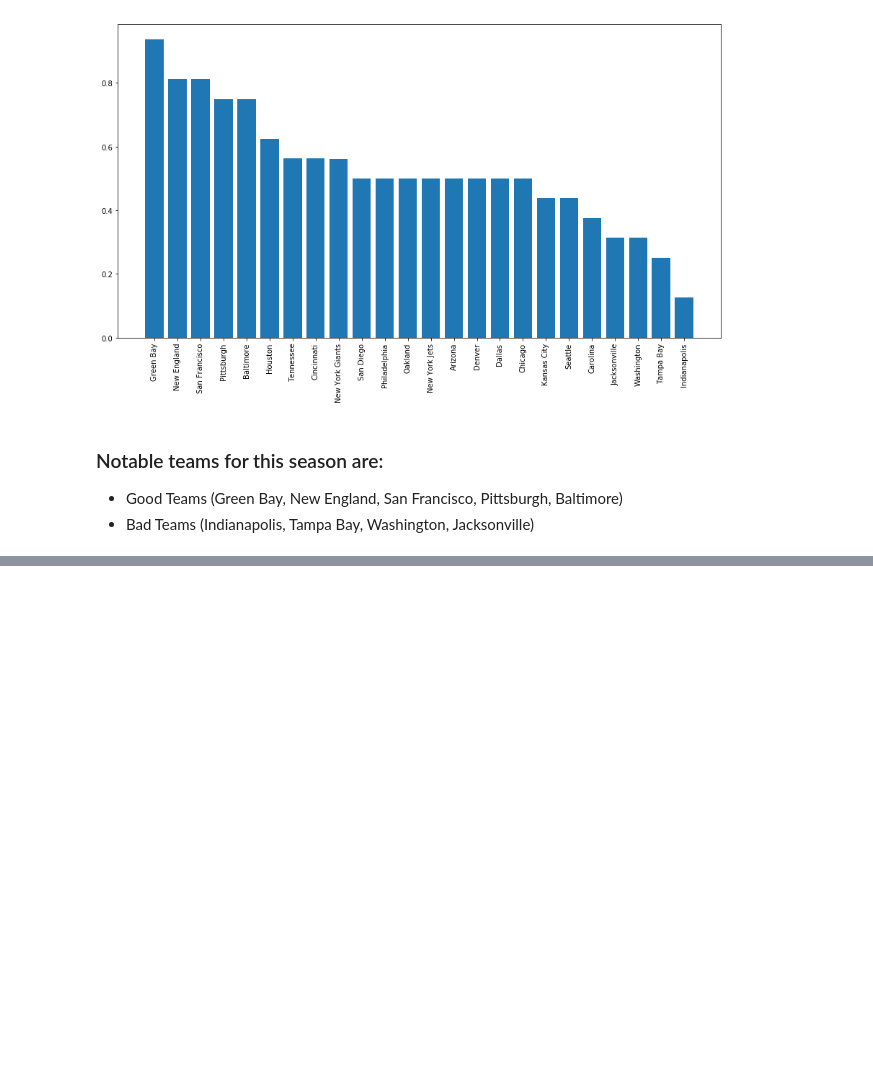
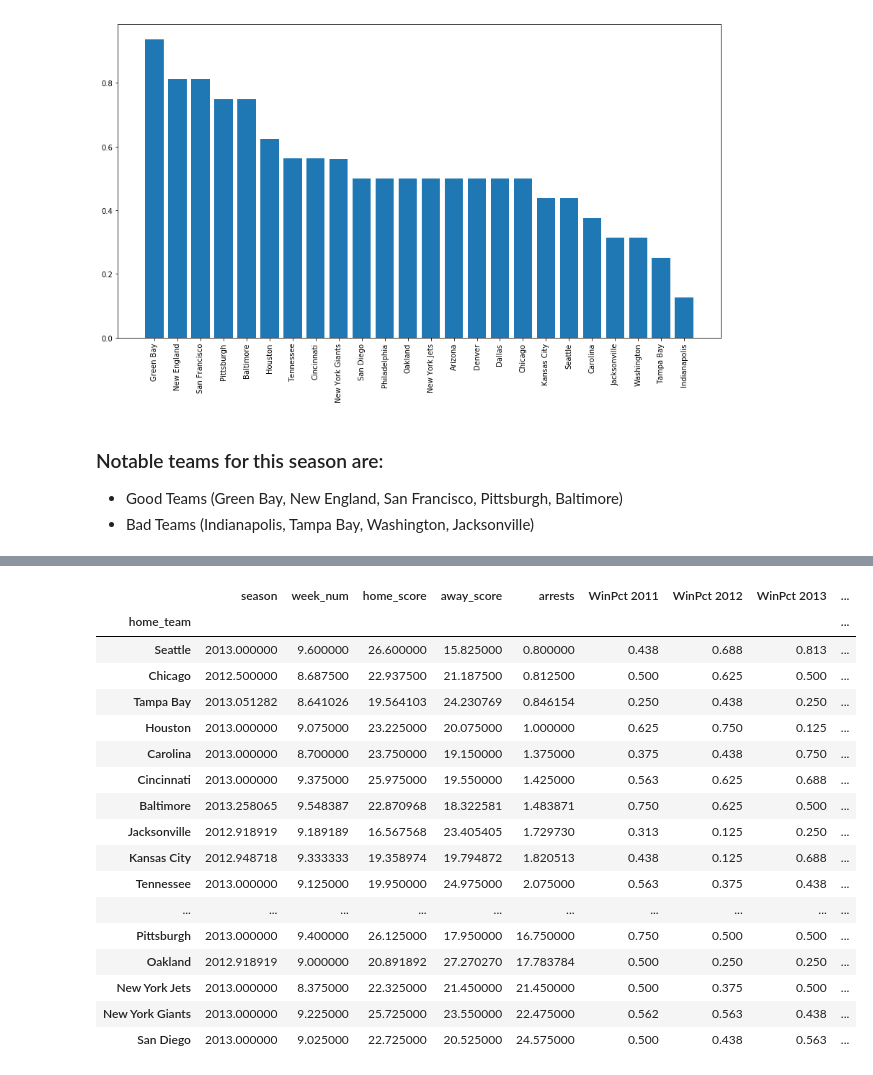
Before and after one commit to erictuscanes/Group-Project, a Jupyter notebook: NFL Arrests Notebook.ipynb, the cells around one changed output, grey strips where cells are left out. Saved outputs shown, nothing was run; the diff lists cells and outputs as text; code cells hidden in the pictures; blank space fills up the shorter version.

```diff
--- a/NFL Arrests Notebook.ipynb
+++ b/NFL Arrests Notebook.ipynb
@@ -470,0 +549,24 @@ Use multiple plotting calls instead.
+# %%
+byHome = nfl_merged.groupby('home_team')
+byHome.mean().sort_values(by='arrests')
+
+# WE find Seattle has the least, San Diego has the most, and Denver has the middle.
+# %% [output]
+|  | season | week_num | home_score | away_score | arrests | WinPct 2011 | WinPct 2012 | WinPct 2013 | ... |
+| home_team |  |  |  |  |  |  |  |  | ... |
+| Seattle | 2013.000000 | 9.600000 | 26.600000 | 15.825000 | 0.800000 | 0.438 | 0.688 | 0.813 | ... |
+| Chicago | 2012.500000 | 8.687500 | 22.937500 | 21.187500 | 0.812500 | 0.500 | 0.625 | 0.500 | ... |
+| Tampa Bay | 2013.051282 | 8.641026 | 19.564103 | 24.230769 | 0.846154 | 0.250 | 0.438 | 0.250 | ... |
+| Houston | 2013.000000 | 9.075000 | 23.225000 | 20.075000 | 1.000000 | 0.625 | 0.750 | 0.125 | ... |
+| Carolina | 2013.000000 | 8.700000 | 23.750000 | 19.150000 | 1.375000 | 0.375 | 0.438 | 0.750 | ... |
+| Cincinnati | 2013.000000 | 9.375000 | 25.975000 | 19.550000 | 1.425000 | 0.563 | 0.625 | 0.688 | ... |
+| Baltimore | 2013.258065 | 9.548387 | 22.870968 | 18.322581 | 1.483871 | 0.750 | 0.625 | 0.500 | ... |
+| Jacksonville | 2012.918919 | 9.189189 | 16.567568 | 23.405405 | 1.729730 | 0.313 | 0.125 | 0.250 | ... |
+| Kansas City | 2012.948718 | 9.333333 | 19.358974 | 19.794872 | 1.820513 | 0.438 | 0.125 | 0.688 | ... |
+| Tennessee | 2013.000000 | 9.125000 | 19.950000 | 24.975000 | 2.075000 | 0.563 | 0.375 | 0.438 | ... |
+| ... | ... | ... | ... | ... | ... | ... | ... | ... | ... |
+| Pittsburgh | 2013.000000 | 9.400000 | 26.125000 | 17.950000 | 16.750000 | 0.750 | 0.500 | 0.500 | ... |
+| Oakland | 2012.918919 | 9.000000 | 20.891892 | 27.270270 | 17.783784 | 0.500 | 0.250 | 0.250 | ... |
+| New York Jets | 2013.000000 | 8.375000 | 22.325000 | 21.450000 | 21.450000 | 0.500 | 0.375 | 0.500 | ... |
+| New York Giants | 2013.000000 | 9.225000 | 25.725000 | 23.550000 | 22.475000 | 0.562 | 0.563 | 0.438 | ... |
+| San Diego | 2013.000000 | 9.025000 | 22.725000 | 20.525000 | 24.575000 | 0.500 | 0.438 | 0.563 | ... |
```
Also changed, not shown: parts of 10 cells of this notebook.
